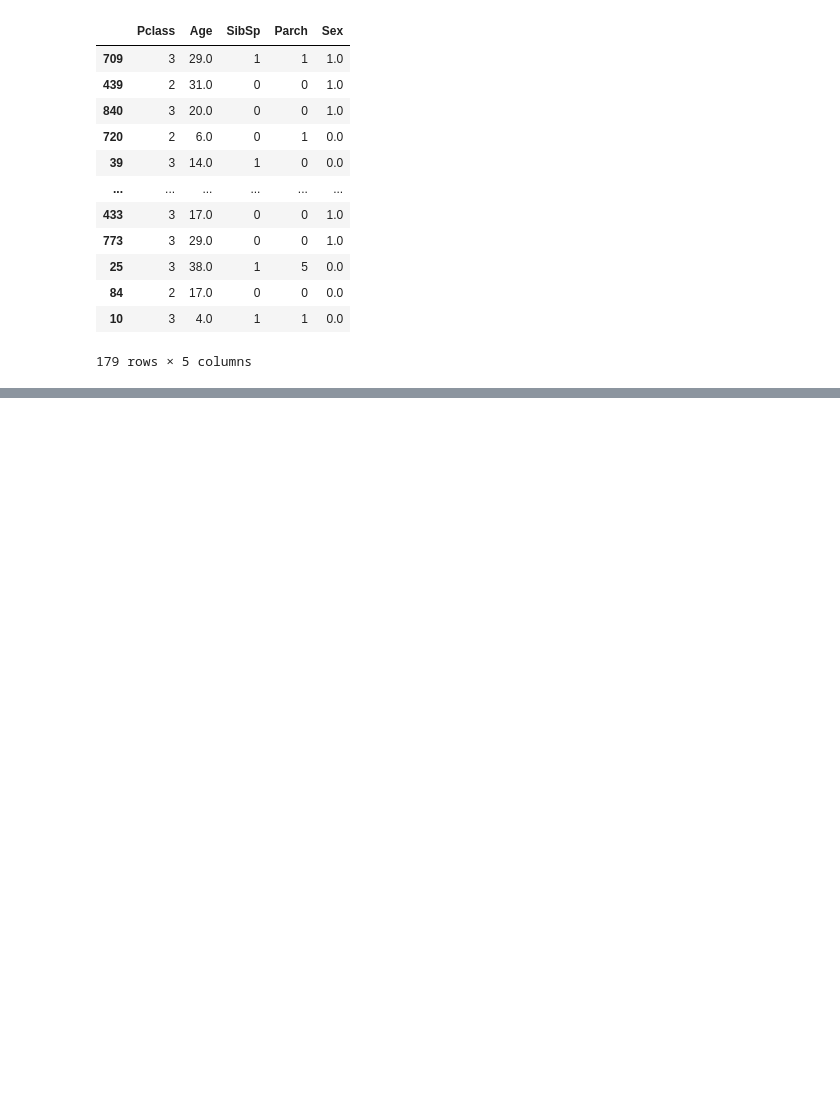
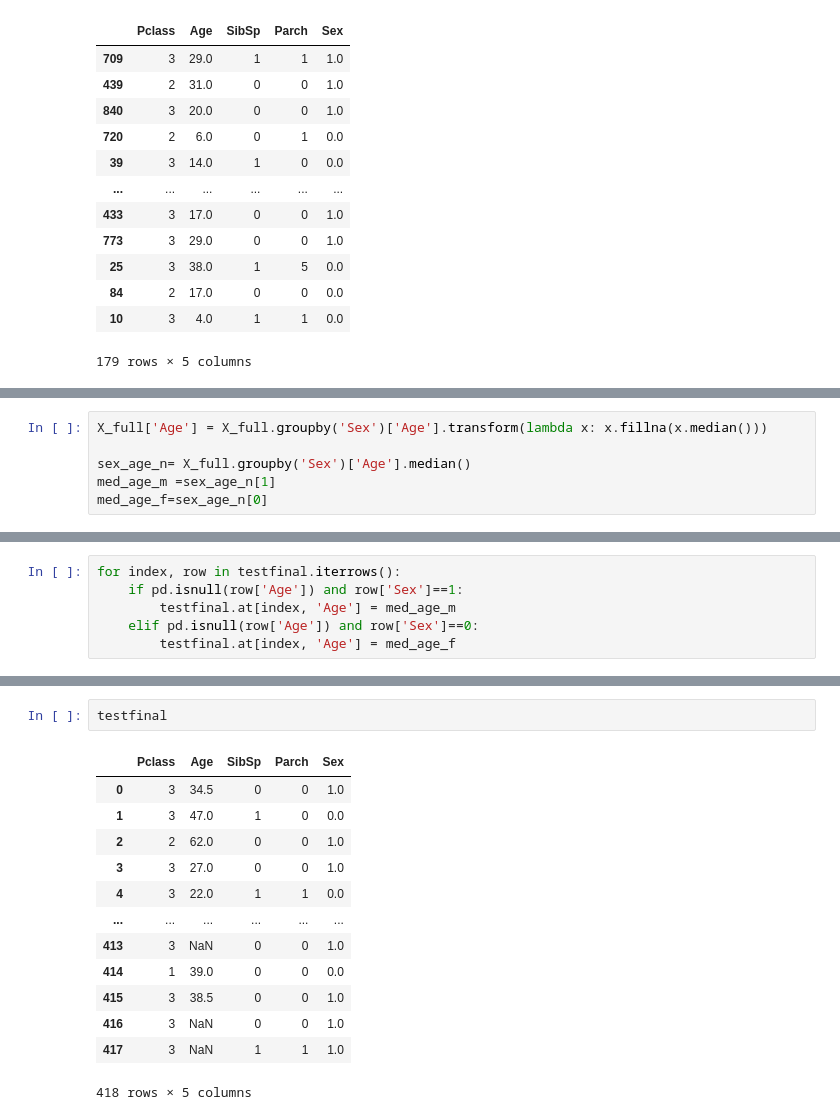
Before and after one commit to saif-yousry/SaifEldin-repo, a Jupyter notebook: Ttianic.ipynb, the cells around one changed output, grey strips where cells are left out. Saved outputs shown, nothing was run; the diff lists cells and outputs as text; blank space fills up the shorter version.

```diff
--- a/Ttianic.ipynb
+++ b/Ttianic.ipynb
@@ -289,0 +337,6 @@ Accuracy: 0.82
+# %%
+X_full['Age'] = X_full.groupby('Sex')['Age'].transform(lambda x: x.fillna(x.median()))
+
+sex_age_n= X_full.groupby('Sex')['Age'].median()
+med_age_m =sex_age_n[1]
+med_age_f=sex_age_n[0]
@@ -289,0 +350,6 @@ Accuracy: 0.82
+# %%
+for index, row in testfinal.iterrows():
+    if pd.isnull(row['Age']) and row['Sex']==1:
+        testfinal.at[index, 'Age'] = med_age_m
+    elif pd.isnull(row['Age']) and row['Sex']==0:
+        testfinal.at[index, 'Age'] = med_age_f
@@ -289,0 +371,16 @@ Accuracy: 0.82
+# %%
+testfinal
+# %% [output]
+|  | Pclass | Age | SibSp | Parch | Sex |
+| 0 | 3 | 34.5 | 0 | 0 | 1.0 |
+| 1 | 3 | 47.0 | 1 | 0 | 0.0 |
+| 2 | 2 | 62.0 | 0 | 0 | 1.0 |
+| 3 | 3 | 27.0 | 0 | 0 | 1.0 |
+| 4 | 3 | 22.0 | 1 | 1 | 0.0 |
+| ... | ... | ... | ... | ... | ... |
+| 413 | 3 | NaN | 0 | 0 | 1.0 |
+| 414 | 1 | 39.0 | 0 | 0 | 0.0 |
+| 415 | 3 | 38.5 | 0 | 0 | 1.0 |
+| 416 | 3 | NaN | 0 | 0 | 1.0 |
+| 417 | 3 | NaN | 1 | 1 | 1.0 |
+418 rows × 5 columns
```
Also changed, not shown: parts of 13 cells of this notebook.
